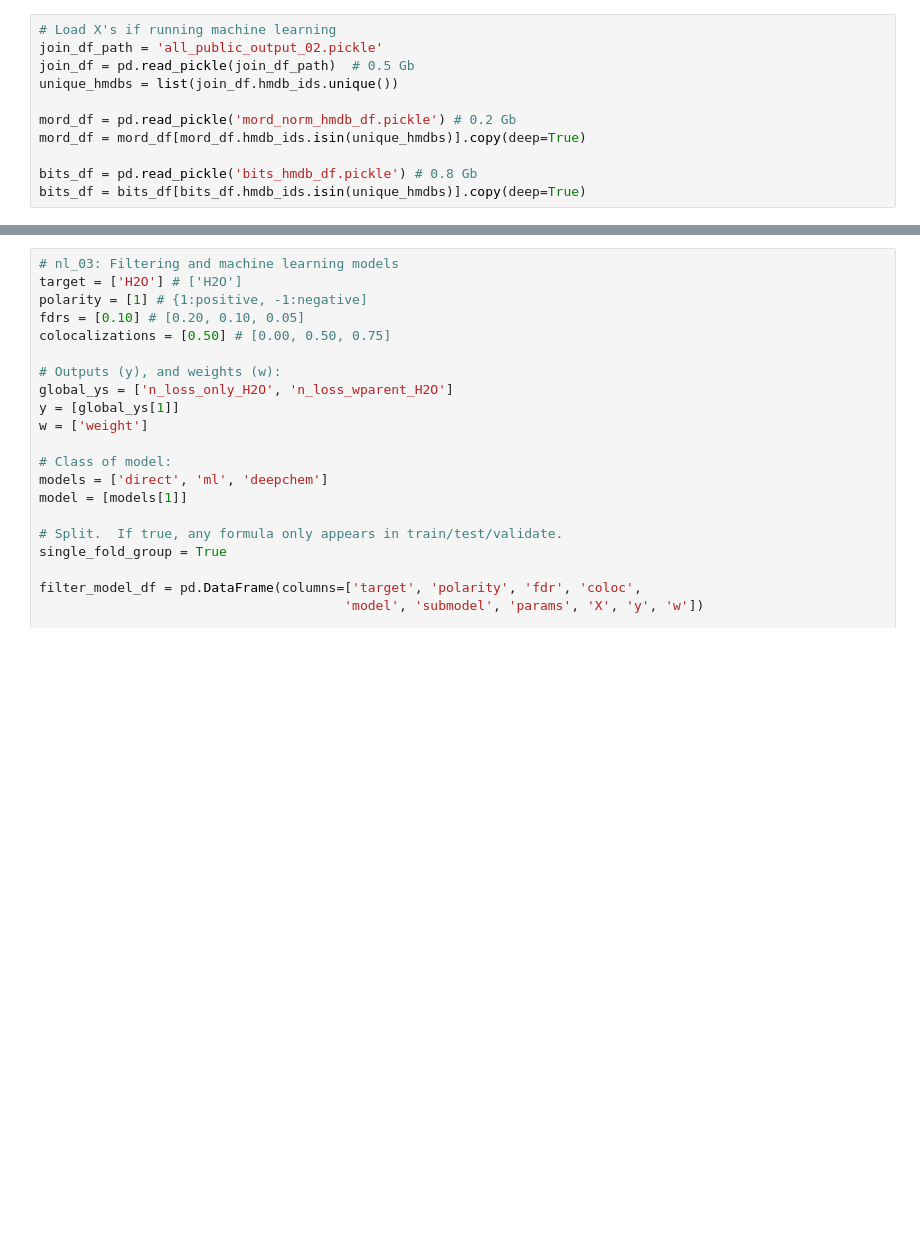
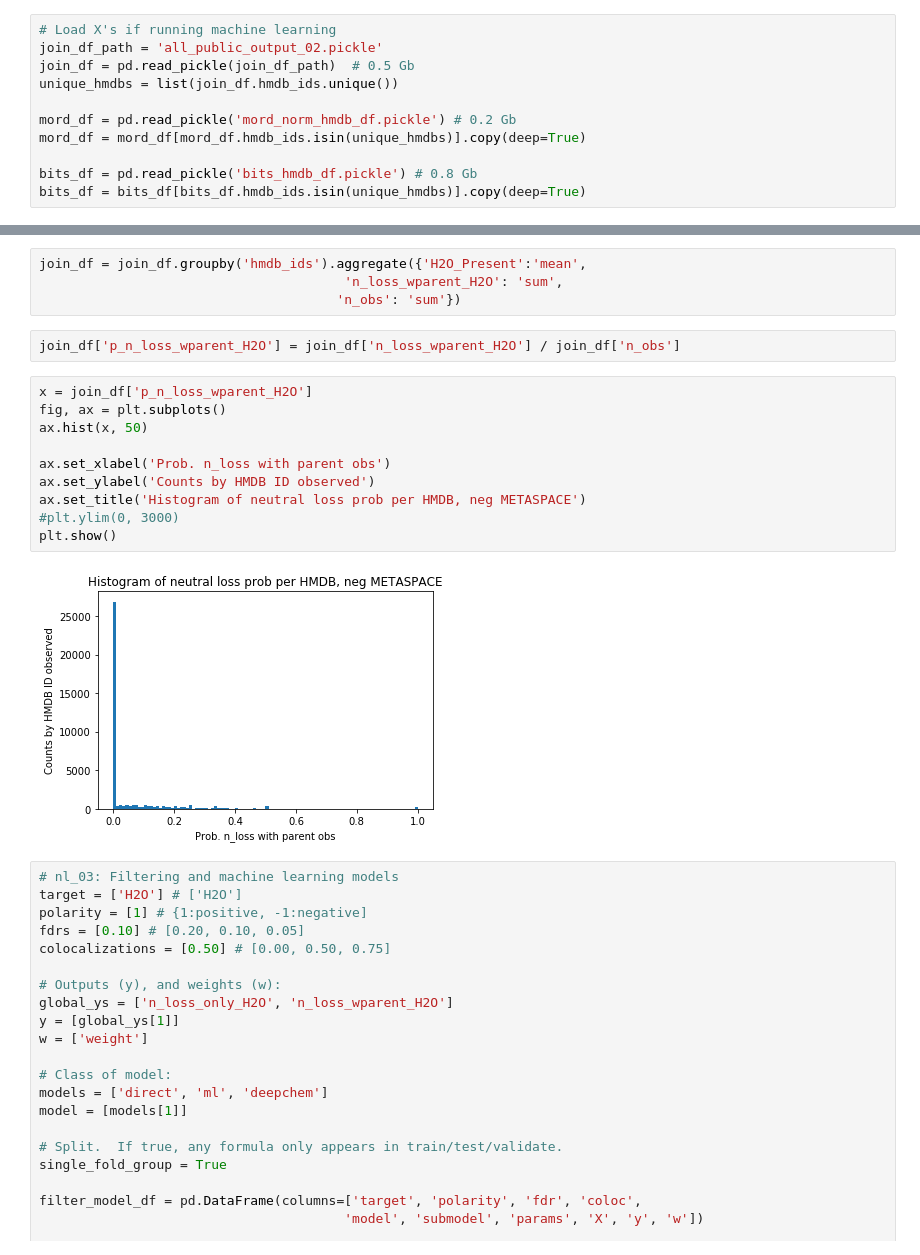
Before and after one commit to DinosaurInSpace/neutral_loss, a Jupyter notebook: nl_0_3_clean_join_nb.ipynb, the cells around one changed output, grey strips where cells are left out. Drawn from its saved outputs; the diff is of its cells as text; blank space fills up the shorter version.

```diff
--- a/nl_0_3_clean_join_nb.ipynb
+++ b/nl_0_3_clean_join_nb.ipynb
@@ -115,3 +211,21 @@ bits_df = bits_df[bits_df.hmdb_ids.isin(unique_hmdbs)].copy(deep=True)
+# %%
+join_df = join_df.groupby('hmdb_ids').aggregate({'H2O_Present':'mean',
+                                       'n_loss_wparent_H2O': 'sum',
+                                      'n_obs': 'sum'})
+# %%
+join_df['p_n_loss_wparent_H2O'] = join_df['n_loss_wparent_H2O'] / join_df['n_obs']
+# %%
+x = join_df['p_n_loss_wparent_H2O']
+fig, ax = plt.subplots()
+ax.hist(x, 50)
+
+ax.set_xlabel('Prob. n_loss with parent obs')
+ax.set_ylabel('Counts by HMDB ID observed')
+ax.set_title('Histogram of neutral loss prob per HMDB, neg METASPACE')
+#plt.ylim(0, 3000)
+plt.show()
+# %% [output]
+[figure, added]
 # %%
 # nl_03: Filtering and machine learning models
 target = ['H2O'] # ['H2O']
```
Also changed, not shown: parts of 14 cells of this notebook, 3 other files.
